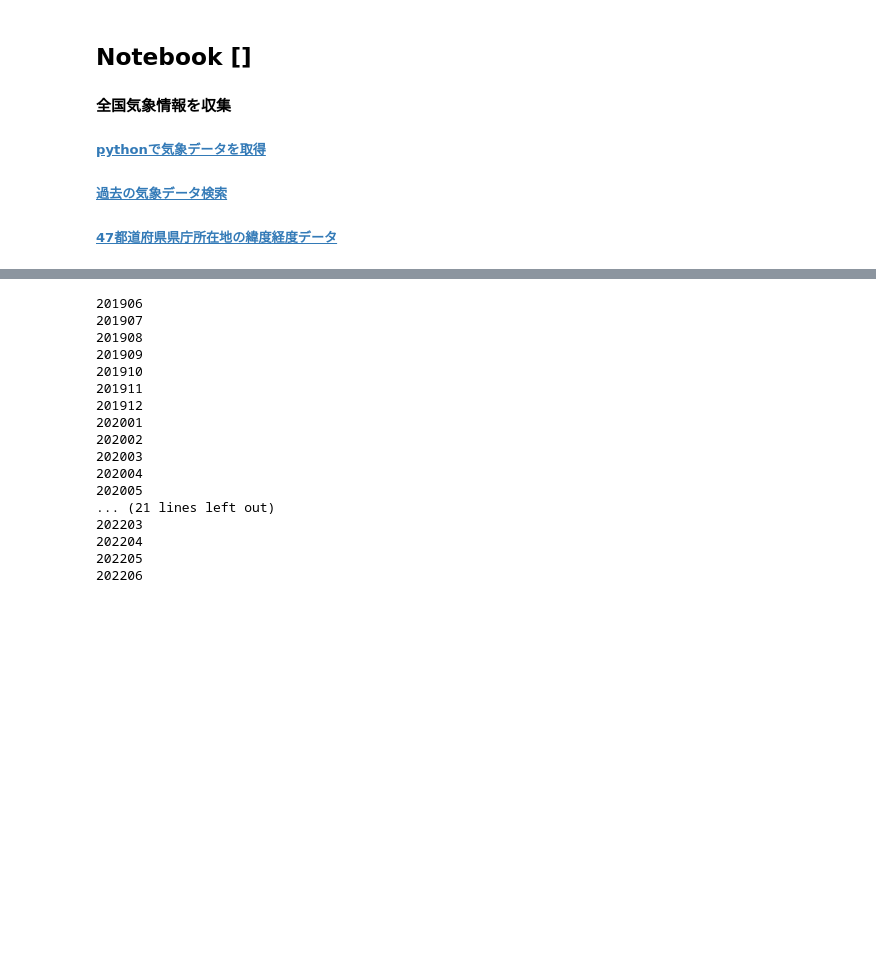
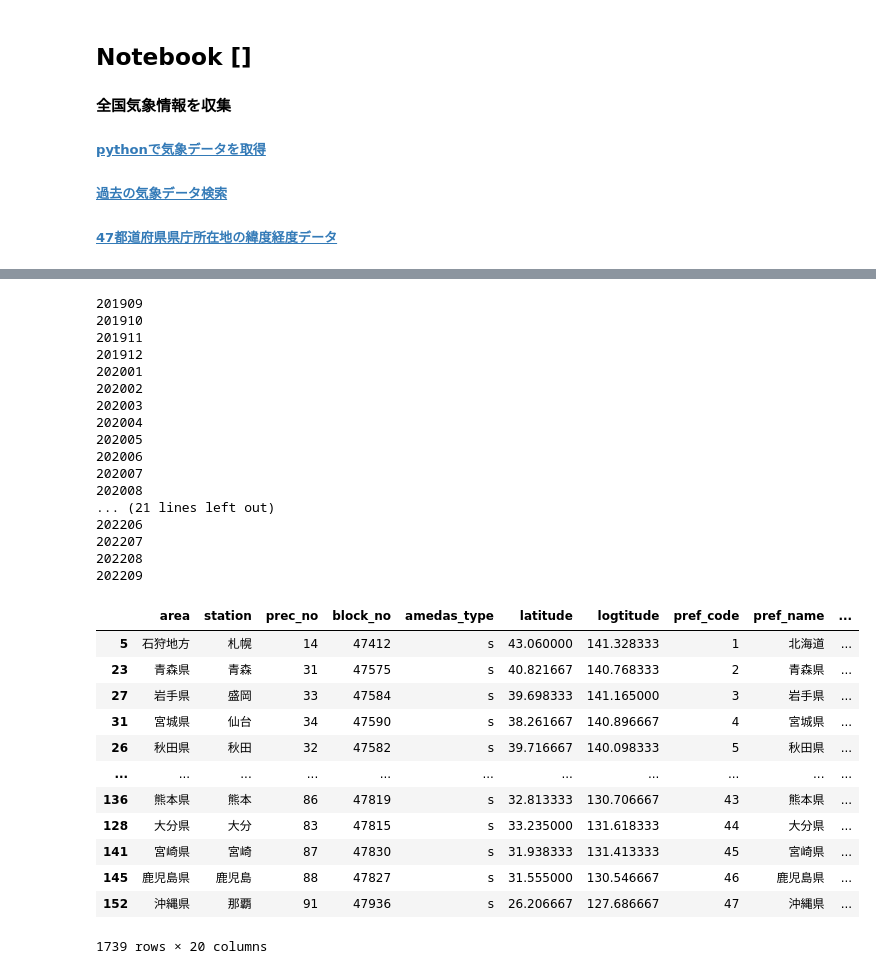
Before and after one commit to hasio21gg/jupyterlab-01, a Jupyter notebook: notebooks/ETL/ETL01.ipynb, the cells around one changed output, grey strips where cells are left out. Saved outputs shown, nothing was run; the diff lists cells and outputs as text; code cells hidden in the pictures; blank space fills up the shorter version.

```diff
--- a/notebooks/ETL/ETL01.ipynb
+++ b/notebooks/ETL/ETL01.ipynb
@@ -91,7 +101,7 @@ class AmedasStationScraper(object):
     #----------------------------------------------
     def get_all_station_link(self, area_list, area_link_list) -> pd.DataFrame:
         dfs = list()
-        for area, area_link in tqdm(zip(area_list, area_link_list)):
+        for area, area_link in tqdm(zip(area_list, area_link_list), total = len(area_list)):
             dfs.append(self.get_station_data(area, area_link))
         df = pd.concat(dfs).reset_index(drop=True)
         return self.format_df(df)
@@ -420,9 +431,6 @@ for target_date in month_span(before_month, last_month):
     )
     df_concat = pd.concat([df_concat,dfPREF])
 # %% [output]
-201906
-201907
-201908
 201909
 201910
 201911
@@ -432,14 +440,34 @@ for target_date in month_span(before_month, last_month):
 202003
 202004
 202005
+202006
+202007
+202008
 ... (21 lines left out)
-202203
-202204
-202205
 202206
+202207
+202208
+202209
 # %%
 ####################################################
 # 生成情報の出力
 ####################################################
 #df_concat[df_concat['pref_code']==16]
 df_concat.to_csv('~/datasets/ETL/dfPREF.csv', encoding='shiftjis')
+# %%
+
+df_concat
+# %% [output]
+|  | area | station | prec_no | block_no | amedas_type | latitude | logtitude | pref_code | pref_name | ... |
+| 5 | 石狩地方 | 札幌 | 14 | 47412 | s | 43.060000 | 141.328333 | 1 | 北海道 | ... |
+| 23 | 青森県 | 青森 | 31 | 47575 | s | 40.821667 | 140.768333 | 2 | 青森県 | ... |
+| 27 | 岩手県 | 盛岡 | 33 | 47584 | s | 39.698333 | 141.165000 | 3 | 岩手県 | ... |
+| 31 | 宮城県 | 仙台 | 34 | 47590 | s | 38.261667 | 140.896667 | 4 | 宮城県 | ... |
+| 26 | 秋田県 | 秋田 | 32 | 47582 | s | 39.716667 | 140.098333 | 5 | 秋田県 | ... |
+| ... | ... | ... | ... | ... | ... | ... | ... | ... | ... | ... |
+| 136 | 熊本県 | 熊本 | 86 | 47819 | s | 32.813333 | 130.706667 | 43 | 熊本県 | ... |
+| 128 | 大分県 | 大分 | 83 | 47815 | s | 33.235000 | 131.618333 | 44 | 大分県 | ... |
+| 141 | 宮崎県 | 宮崎 | 87 | 47830 | s | 31.938333 | 131.413333 | 45 | 宮崎県 | ... |
+| 145 | 鹿児島県 | 鹿児島 | 88 | 47827 | s | 31.555000 | 130.546667 | 46 | 鹿児島県 | ... |
+| 152 | 沖縄県 | 那覇 | 91 | 47936 | s | 26.206667 | 127.686667 | 47 | 沖縄県 | ... |
+1739 rows × 20 columns
```
Also changed, not shown: parts of 2 cells of this notebook, 14 other files.
